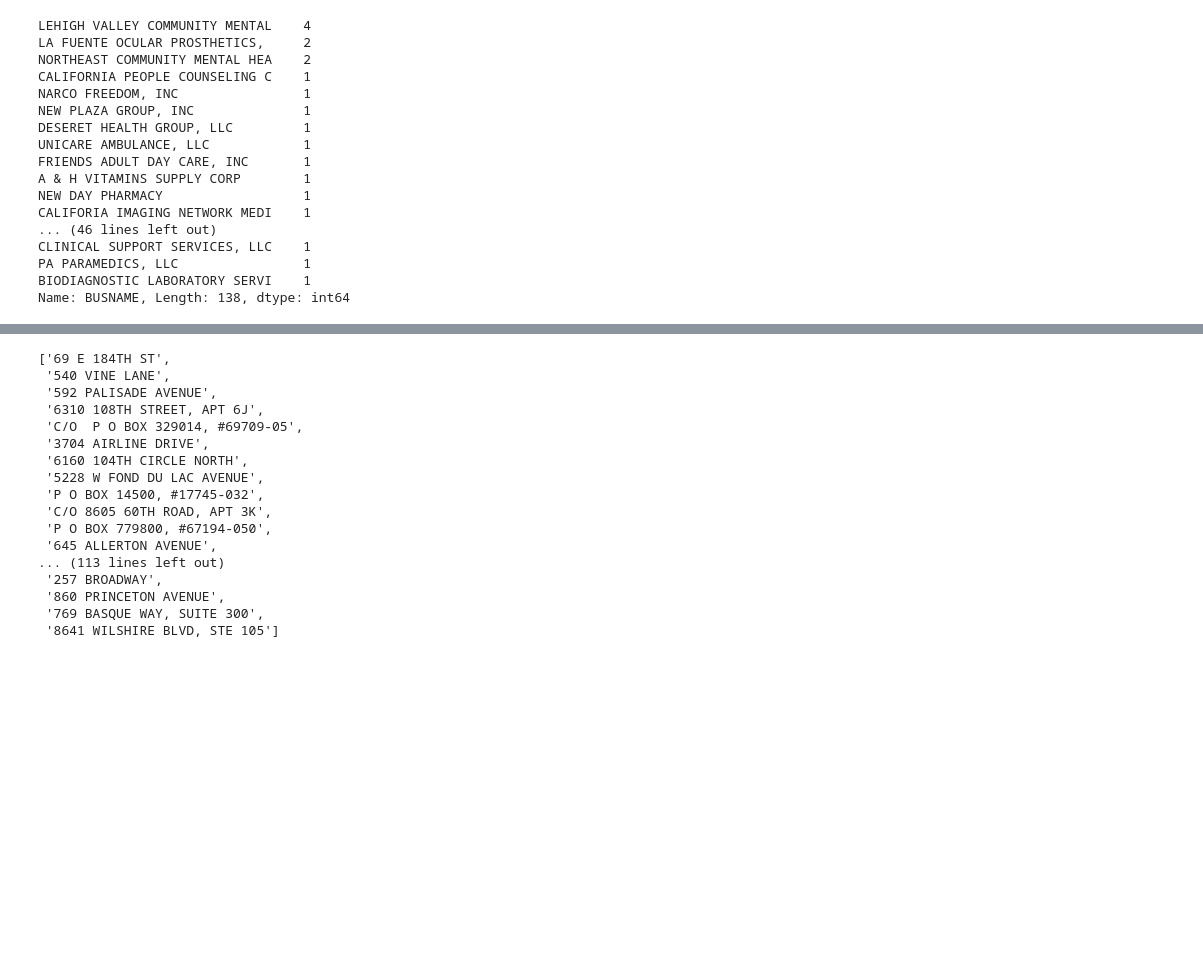
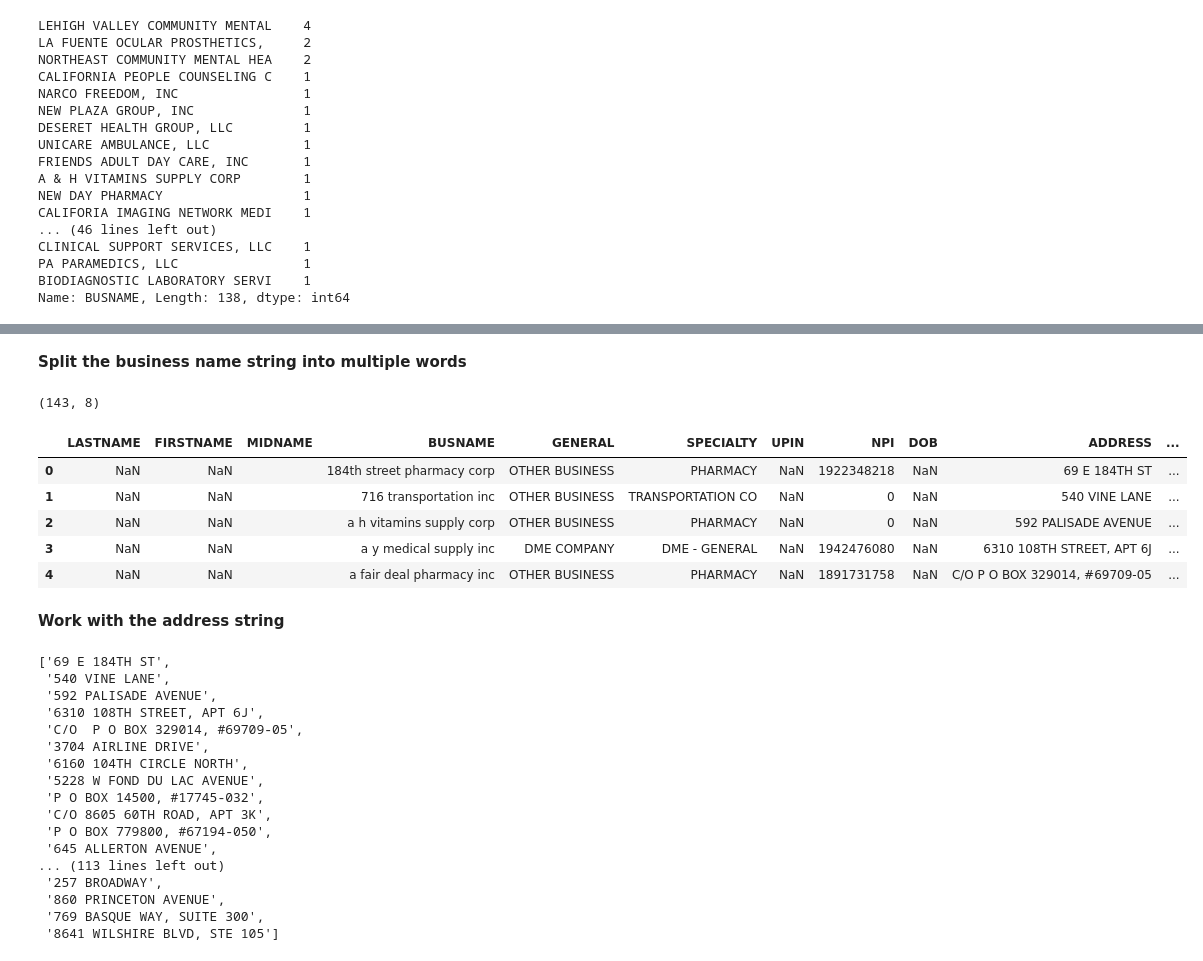
Before and after one commit to radsn/Medicare_anomaly_detection, a Jupyter notebook: capstone_hcpcs10.ipynb, the cells around one changed output, grey strips where cells are left out. Drawn from its saved outputs; the diff is of its cells as text; code cells hidden in the pictures; blank space fills up the shorter version.

Commit message:
First round of manipulation on the org name and org address strings

```diff
--- a/capstone_hcpcs10.ipynb
+++ b/capstone_hcpcs10.ipynb
@@ -534,0 +685,4 @@ Name: BUSNAME, Length: 138, dtype: int64
+# %%
+## Convert Org last name to lower case
+
+leie_org['BUSNAME']= leie_org['BUSNAME'].apply(lambda x: x.lower())
@@ -534,0 +695,9 @@ Name: BUSNAME, Length: 138, dtype: int64
+# %%
+## Remove punctuations from org name using the string module (trial run):
+
+import string
+
+punct = '!"#$%&\'()*+,-./:;<=>?@[\\]^_`{}~'   # `|` is not present here
+transtab = str.maketrans(dict.fromkeys(punct, ''))
+
+leie_org['BUSNAME'] = '|'.join(leie_org['BUSNAME'].tolist()).translate(transtab).split('|')
@@ -535,3 +729,33 @@ Name: BUSNAME, Length: 138, dtype: int64
+# %% [markdown]
+**Split the business name string into multiple words**
+# %%
+## Split the business name string into multiple words, and put each into a column
+
+tempbus = leie_org['BUSNAME'].str.split(' ', expand=True).rename(columns = lambda x: "BUSNAME"+str(x+1))
+# %%
+type(tempbus)
+tempbus.head()
+tempbus.shape
+# %% [output]
+(143, 8)
+# %%
+#Concatenate the different business name strings with the leie_org dataframe.
+
+##leie_org = pd.concat([leie_org, tempbus], axis = 1) ##Works, but messes up the order of columns.
+
+# Unlike pd.concat, the code below preserves the order of columns in leie_org, and puts the split cols at the end.
+leie_org = leie_org.join(tempbus)
+# %%
+leie_org.head()
+# %% [output]
+|  | LASTNAME | FIRSTNAME | MIDNAME | BUSNAME | GENERAL | SPECIALTY | UPIN | NPI | DOB | ADDRESS | ... |
+| 0 | NaN | NaN |  | 184th street pharmacy corp | OTHER BUSINESS | PHARMACY | NaN | 1922348218 | NaN | 69 E 184TH ST | ... |
+| 1 | NaN | NaN |  | 716 transportation inc | OTHER BUSINESS | TRANSPORTATION CO | NaN | 0 | NaN | 540 VINE LANE | ... |
+| 2 | NaN | NaN |  | a h vitamins supply corp | OTHER BUSINESS | PHARMACY | NaN | 0 | NaN | 592 PALISADE AVENUE | ... |
+| 3 | NaN | NaN |  | a y medical supply inc | DME COMPANY | DME - GENERAL | NaN | 1942476080 | NaN | 6310 108TH STREET, APT 6J | ... |
+| 4 | NaN | NaN |  | a fair deal pharmacy inc | OTHER BUSINESS | PHARMACY | NaN | 1891731758 | NaN | C/O P O BOX 329014, #69709-05 | ... |
+# %% [markdown]
+**Work with the address string**
 # %%
 leie_org['ADDRESS'].unique().tolist()
 # %% [output]
```
Also changed, not shown: parts of 42 cells of this notebook.
